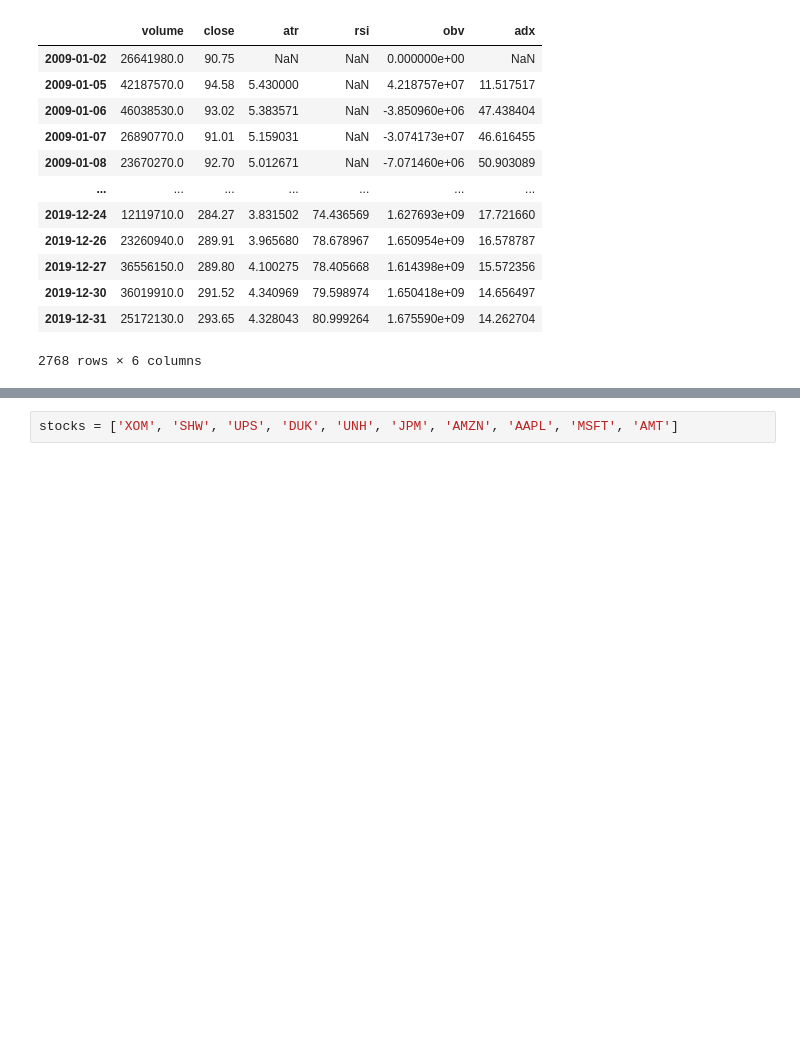
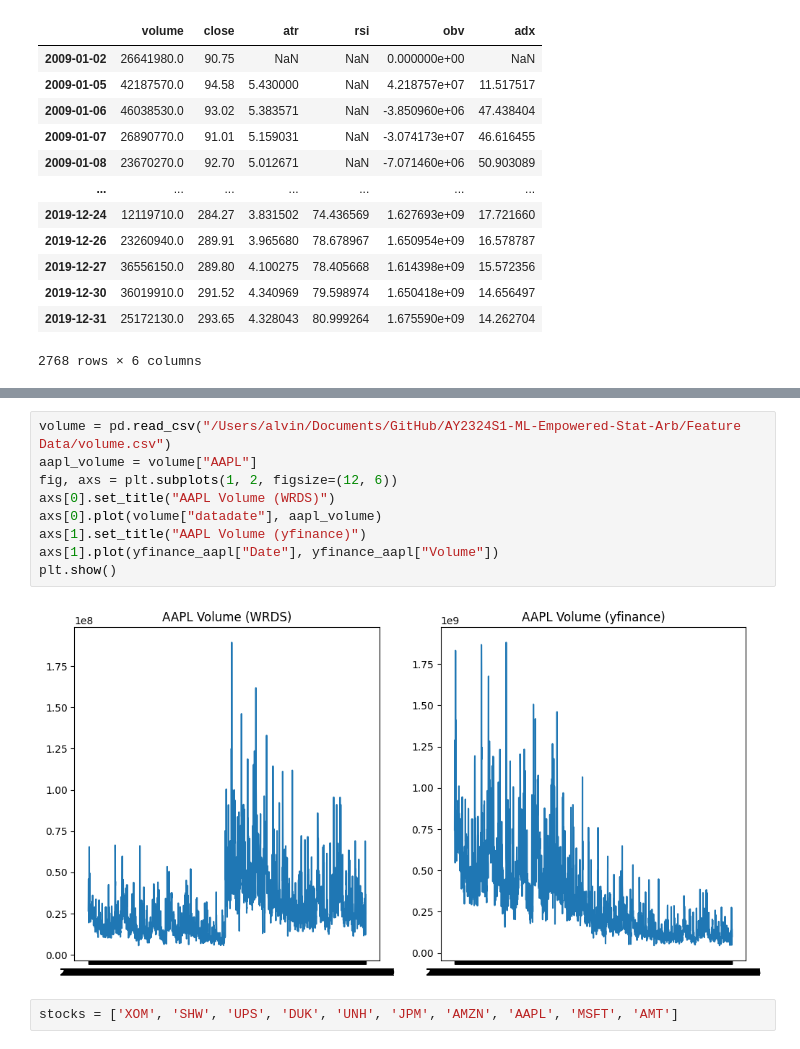
Before and after one commit to NUSFintechQuant/AY2324S1-ML-Based-Equity-Pairs-PO, a Jupyter notebook: alvin_research/xgb_new_features.ipynb, the cells around one changed output, grey strips where cells are left out. Cells and saved outputs as stored; diff of their text form; blank space fills up the shorter version.

```diff
--- a/alvin_research/xgb_new_features.ipynb
+++ b/alvin_research/xgb_new_features.ipynb
@@ -69,3 +73,14 @@ plt.show()
+# %%
+volume = pd.read_csv("/Users/alvin/Documents/GitHub/AY2324S1-ML-Empowered-Stat-Arb/Feature Data/volume.csv")
+aapl_volume = volume["AAPL"]
+fig, axs = plt.subplots(1, 2, figsize=(12, 6))
+axs[0].set_title("AAPL Volume (WRDS)")
+axs[0].plot(volume["datadate"], aapl_volume)
+axs[1].set_title("AAPL Volume (yfinance)")
+axs[1].plot(yfinance_aapl["Date"], yfinance_aapl["Volume"])
+plt.show()
+# %% [output]
+[figure, added]
 # %%
 stocks = ['XOM', 'SHW', 'UPS', 'DUK', 'UNH', 'JPM', 'AMZN', 'AAPL', 'MSFT', 'AMT']
 # %% [output]
```
Also changed, not shown: parts of 1 cell of this notebook, 5 other files.
